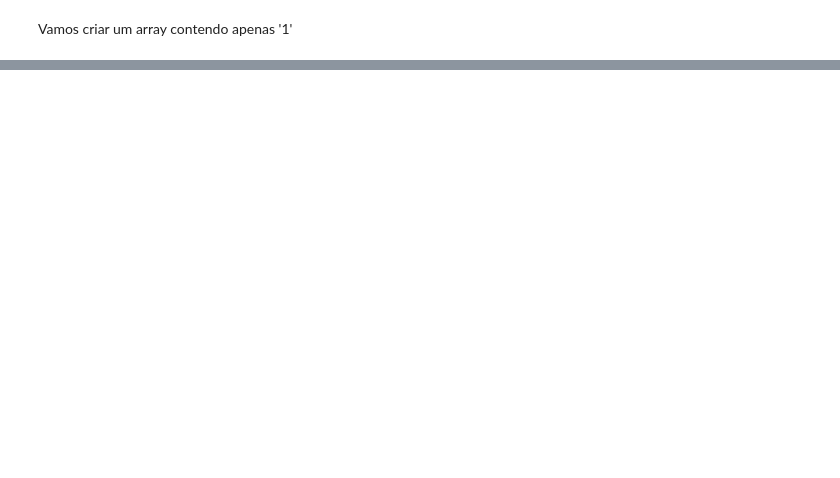
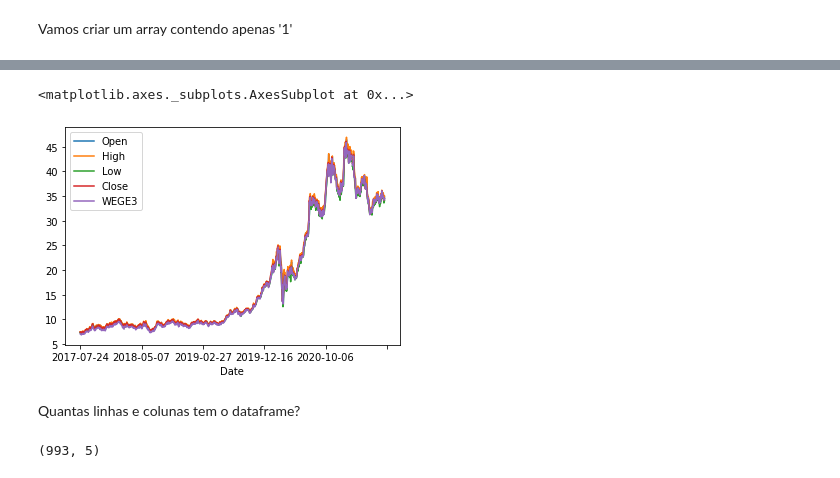
Before and after one commit to jefersonmatsui/Curso_Data_Science_com_Python_Modal_Mais, a Jupyter notebook: M1A5_Bibliotecas.ipynb, the cells around one changed output, grey strips where cells are left out. Cells and saved outputs as stored; diff of their text form; code cells hidden in the pictures; blank space fills up the shorter version.

```diff
--- a/M1A5_Bibliotecas.ipynb
+++ b/M1A5_Bibliotecas.ipynb
@@ -34,0 +296,5 @@ Vamos criar um array contendo apenas '1'
+# %%
+# Abaixo, estamos passando os valores da coluna 'Date' para o índice,
+# de tal forma que o índice do dataframe se torne a própria data
+
+dados.index = dados.Date
@@ -34,0 +333,2 @@ Vamos criar um array contendo apenas '1'
+# %%
+dados.rename(columns={'Date': 'Data', 'Adj Close': 'WEGE3'}, inplace=True)
@@ -34,0 +345,4 @@ Vamos criar um array contendo apenas '1'
+# %%
+# Removendo colunas
+
+dados.drop(['Data', 'Volume'], axis = 1, inplace = True)
@@ -34,0 +359,13 @@ Vamos criar um array contendo apenas '1'
+# %%
+# Plotando todas as colunas
+
+dados.plot()
+# %% [output]
+<matplotlib.axes._subplots.AxesSubplot at 0x...>
+[figure, added]
+# %% [markdown]
+Quantas linhas e colunas tem o dataframe?
+# %%
+dados.shape
+# %% [output]
+(993, 5)
```
Also changed, not shown: parts of 67 cells of this notebook.
